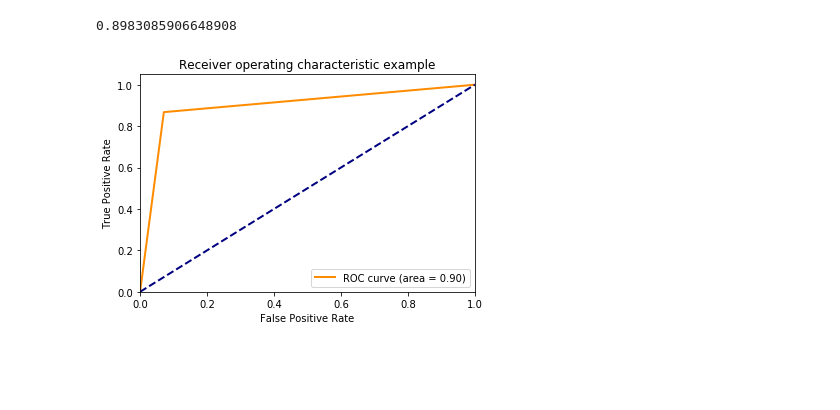
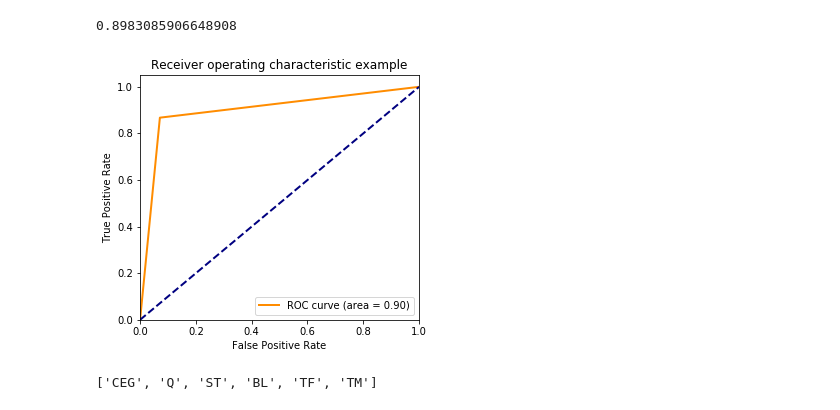
Before and after one commit to nomcomm/CRT_Validity, a Jupyter notebook: scripts/Data Analysis for Character Recognition Tool.ipynb, the cells around one changed output. Cells and saved outputs as stored; diff of their text form; code cells hidden in the pictures; blank space fills up the shorter version.

```diff
--- a/scripts/Data Analysis for Character Recognition Tool.ipynb
+++ b/scripts/Data Analysis for Character Recognition Tool.ipynb
@@ -65,17 +107,21 @@ roc_auc
 # %% [output]
 0.8983085906648908
 # %%
-plt.figure()
+plt.figure(figsize = (5,4.5))
 lw = 2
 plt.plot(fpr, tpr, color='darkorange',
          lw=lw, label='ROC curve (area = %0.2f)' % roc_auc)
 plt.plot([0, 1], [0, 1], color='navy', lw=lw, linestyle='--')
 plt.xlim([0.0, 1.0])
 plt.ylim([0.0, 1.05])
 plt.xlabel('False Positive Rate')
 plt.ylabel('True Positive Rate')
 plt.title('Receiver operating characteristic example')
 plt.legend(loc="lower right")
 plt.show()
 # %% [output]
-[figure, old version]
+[figure, new version]
+# %%
+shows
+# %% [output]
+['CEG', 'Q', 'ST', 'BL', 'TF', 'TM']
```
Also changed, not shown: parts of 7 cells of this notebook, 1 other file.
